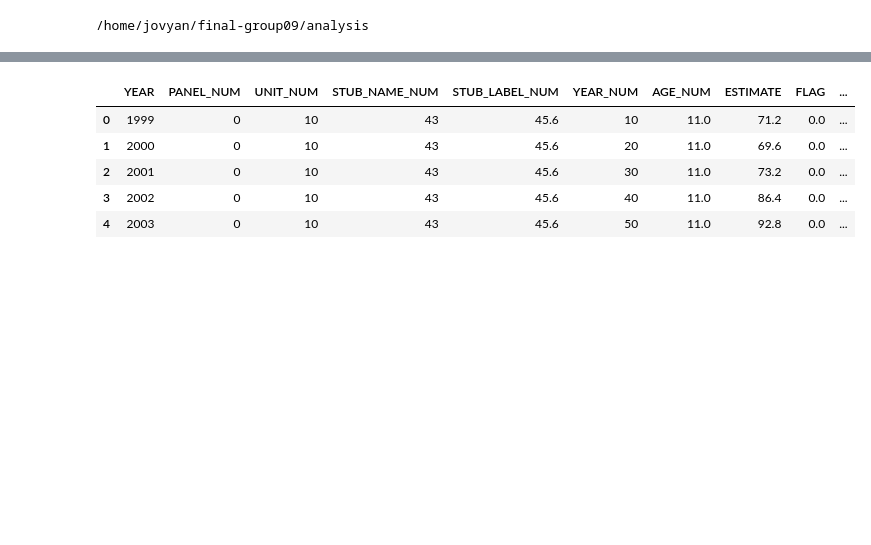
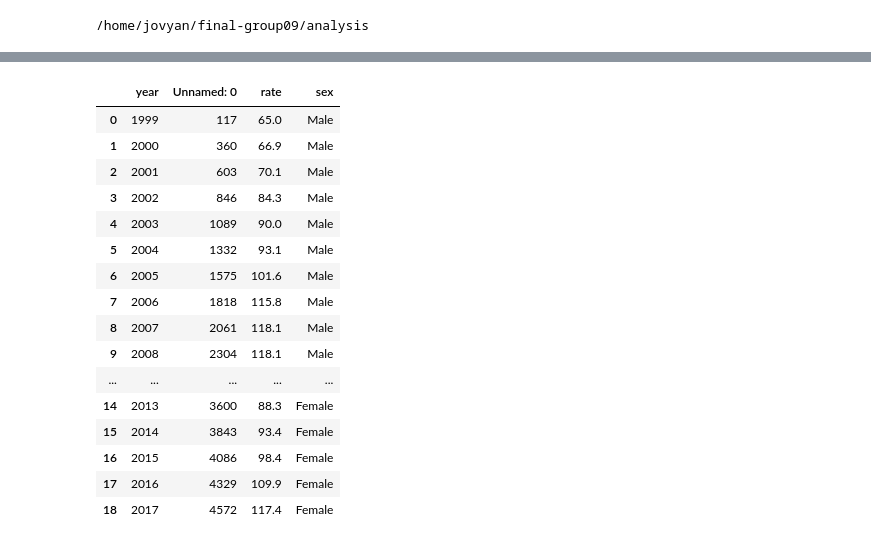
Before and after one commit to UCB-stat-159-f25/final-group09, a Jupyter notebook: analysis/DrugDeaths.ipynb, the cells around one changed output, grey strips where cells are left out. Saved outputs shown, nothing was run; the diff lists cells and outputs as text; code cells hidden in the pictures; blank space fills up the shorter version.

```diff
--- a/analysis/DrugDeaths.ipynb
+++ b/analysis/DrugDeaths.ipynb
@@ -8,5 +9,5 @@ print(os.getcwd())
 # %% [output]
 /home/jovyan/final-group09/analysis
 # %%
-drug_od_deaths = pd.read_csv("../data/cleaned_drug_overdose_data.csv")
-drug_od_deaths.head(5)
+df_od_age_group = pd.read_csv("../data/drugoverdosedeaths_by_age_group.csv")
+df_od_race = pd.read_csv("../data/drugoverdosedeaths_by_race.csv")
@@ -19,0 +14,3 @@ drug_od_deaths.head(5)
+# %%
+df_od_age_group = df_od_age_group.dropna()
+df_od_age_group = df_od_age_group[df_od_age_group["rate"] != ""]
@@ -20,5 +33,5 @@ drug_od_deaths.head(5)
 # %%
 # filter for all drug overdose deaths
-all_od_deaths = drug_od_deaths[drug_od_deaths["PANEL"] == "All drug overdose deaths"]
+all_od_deaths = df_od_age_group[df_od_age_group["od_cause"] == "All Deaths"]
 all_od_deaths.head(5)
 # %% [output]
@@ -31,21 +44,32 @@ all_od_deaths.head(5)
 # %%
 # get female and make deaths by year
-female_ave = all_od_deaths[all_od_deaths["sex"] == "Female"].groupby("YEAR").sum("ESTIMATE").reset_index()
+female_ave = all_od_deaths[all_od_deaths["sex"] == "Female"].groupby("year").sum("rate").reset_index()
 female_ave["sex"] = "Female"
 
-male_ave = all_od_deaths[all_od_deaths["sex"] == "Male"].groupby("YEAR").sum("ESTIMATE").reset_index()
+male_ave = all_od_deaths[all_od_deaths["sex"] == "Male"].groupby("year").sum("rate").reset_index()
 male_ave["sex"] = "Male"
 
 # make one dataframe to hold both sums
 male_female_ave = pd.concat([male_ave, female_ave])
-male_female_ave.head(5)
+male_female_ave
 # %% [output]
-|  | YEAR | PANEL_NUM | UNIT_NUM | STUB_NAME_NUM | STUB_LABEL_NUM | YEAR_NUM | AGE_NUM | ESTIMATE | FLAG | ... |
-| 0 | 1999 | 0 | 10 | 43 | 45.6 | 10 | 11.0 | 71.2 | 0.0 | ... |
-| 1 | 2000 | 0 | 10 | 43 | 45.6 | 20 | 11.0 | 69.6 | 0.0 | ... |
-| 2 | 2001 | 0 | 10 | 43 | 45.6 | 30 | 11.0 | 73.2 | 0.0 | ... |
-| 3 | 2002 | 0 | 10 | 43 | 45.6 | 40 | 11.0 | 86.4 | 0.0 | ... |
-| 4 | 2003 | 0 | 10 | 43 | 45.6 | 50 | 11.0 | 92.8 | 0.0 | ... |
+|  | year | Unnamed: 0 | rate | sex |
+| 0 | 1999 | 117 | 65.0 | Male |
+| 1 | 2000 | 360 | 66.9 | Male |
+| 2 | 2001 | 603 | 70.1 | Male |
+| 3 | 2002 | 846 | 84.3 | Male |
+| 4 | 2003 | 1089 | 90.0 | Male |
+| 5 | 2004 | 1332 | 93.1 | Male |
+| 6 | 2005 | 1575 | 101.6 | Male |
+| 7 | 2006 | 1818 | 115.8 | Male |
+| 8 | 2007 | 2061 | 118.1 | Male |
+| 9 | 2008 | 2304 | 118.1 | Male |
+| ... | ... | ... | ... | ... |
+| 14 | 2013 | 3600 | 88.3 | Female |
+| 15 | 2014 | 3843 | 93.4 | Female |
+| 16 | 2015 | 4086 | 98.4 | Female |
+| 17 | 2016 | 4329 | 109.9 | Female |
+| 18 | 2017 | 4572 | 117.4 | Female |
 # %%
 # plot year vs estimated deaths for each sex
 
```
Also changed, not shown: parts of 8 cells of this notebook, 1 other file.
